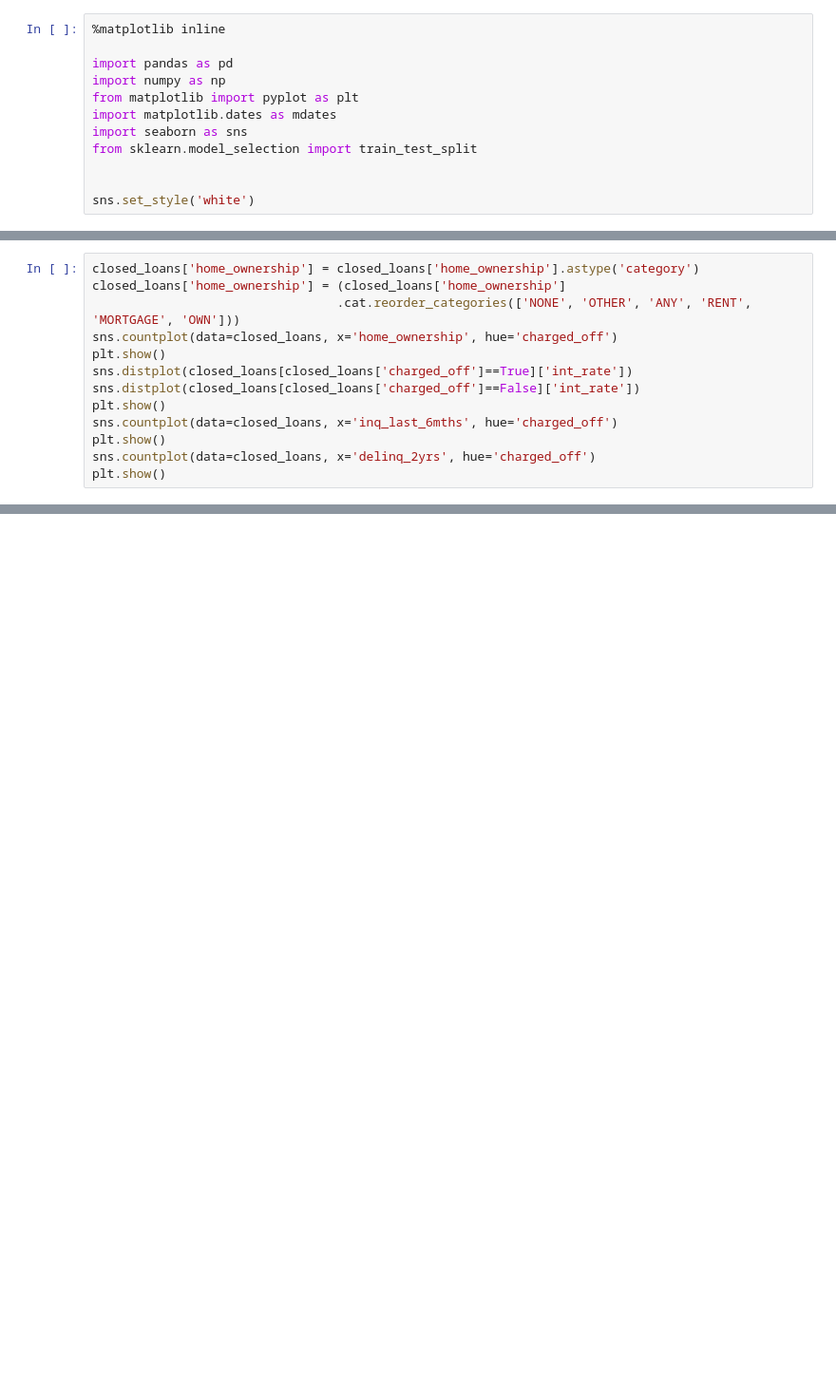
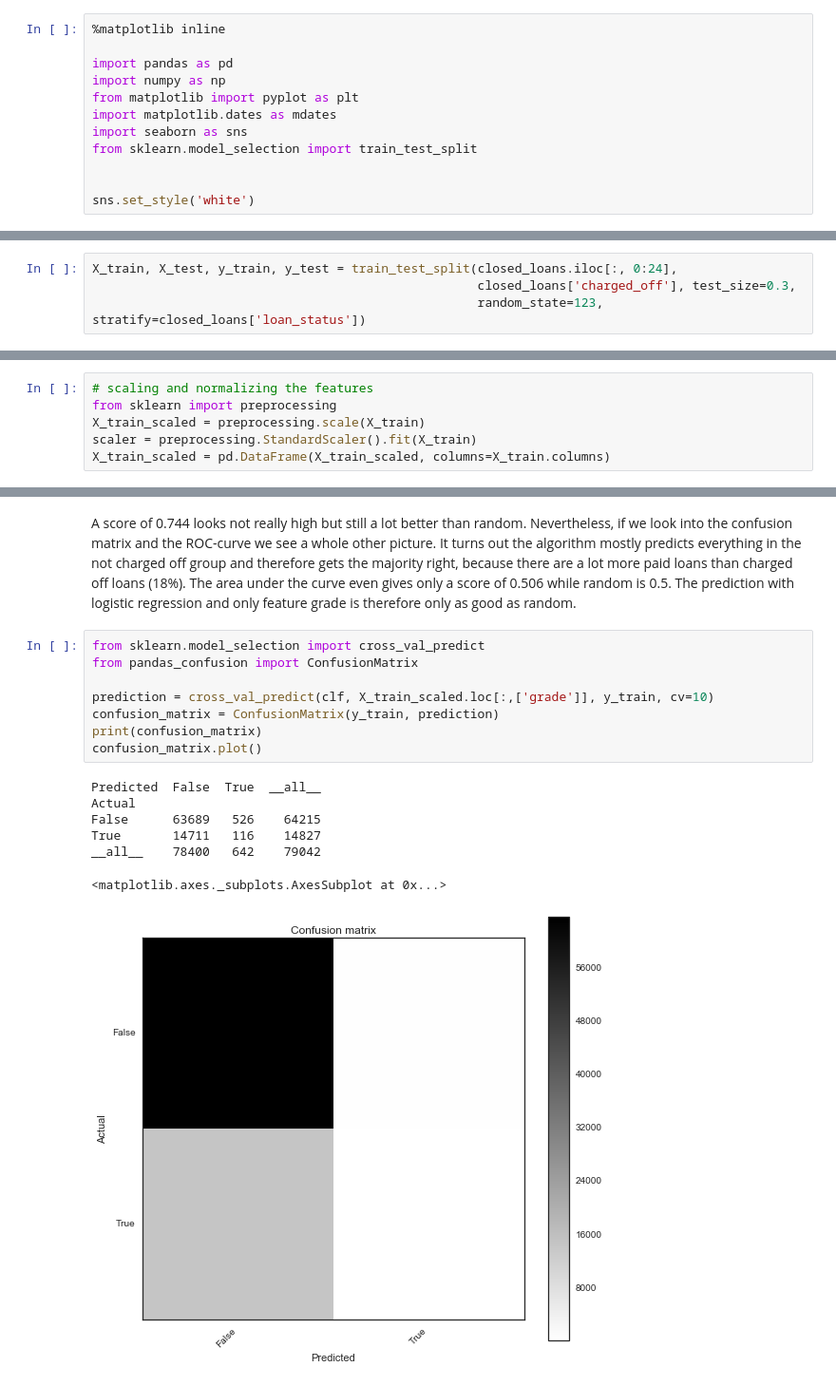
Before and after one commit to RoebideBruijn/datascience-intensive-course, a Jupyter notebook: project/notebooks/lending-club-prediction.ipynb, the cells around one changed output, grey strips where cells are left out. Shown at 95% size. Cells and saved outputs as stored; diff of their text form; blank space fills up the shorter version.

Commit message:
project prediction

```diff
--- a/project/notebooks/lending-club-prediction.ipynb
+++ b/project/notebooks/lending-club-prediction.ipynb
@@ -225,13 +81,0 @@ Index(['home_ownership', 'int_rate', 'inq_last_6mths', 'grade', 'delinq_2yrs'],
-# %%
-closed_loans['home_ownership'] = closed_loans['home_ownership'].astype('category')
-closed_loans['home_ownership'] = (closed_loans['home_ownership']
-                                 .cat.reorder_categories(['NONE', 'OTHER', 'ANY', 'RENT', 'MORTGAGE', 'OWN']))
-sns.countplot(data=closed_loans, x='home_ownership', hue='charged_off')
-plt.show()
-sns.distplot(closed_loans[closed_loans['charged_off']==True]['int_rate'])
-sns.distplot(closed_loans[closed_loans['charged_off']==False]['int_rate'])
-plt.show()
-sns.countplot(data=closed_loans, x='inq_last_6mths', hue='charged_off')
-plt.show()
-sns.countplot(data=closed_loans, x='delinq_2yrs', hue='charged_off')
-plt.show()
@@ -314,0 +85,4 @@ for i in range(0,new_X.shape[1]):
+# %%
+X_train, X_test, y_train, y_test = train_test_split(closed_loans.iloc[:, 0:24],
+                                                    closed_loans['charged_off'], test_size=0.3,
+                                                    random_state=123, stratify=closed_loans['loan_status'])
@@ -314,0 +174,6 @@ for i in range(0,new_X.shape[1]):
+# %%
+# scaling and normalizing the features
+from sklearn import preprocessing
+X_train_scaled = preprocessing.scale(X_train)
+scaler = preprocessing.StandardScaler().fit(X_train)
+X_train_scaled = pd.DataFrame(X_train_scaled, columns=X_train.columns)
@@ -314,0 +193,18 @@ for i in range(0,new_X.shape[1]):
+# %% [markdown]
+A score of 0.744 looks not really high but still a lot better than random. Nevertheless, if we look into the confusion matrix and the ROC-curve we see a whole other picture. It turns out the algorithm mostly predicts everything in the not charged off group and therefore gets the majority right, because there are a lot more paid loans than charged off loans (18%). The area under the curve even gives only a score of 0.506 while random is 0.5. The prediction with logistic regression and only feature grade is therefore only as good as random.
+# %%
+from sklearn.model_selection import cross_val_predict
+from pandas_confusion import ConfusionMatrix
+
+prediction = cross_val_predict(clf, X_train_scaled.loc[:,['grade']], y_train, cv=10)
+confusion_matrix = ConfusionMatrix(y_train, prediction)
+print(confusion_matrix)
+confusion_matrix.plot()
+# %% [output]
+Predicted  False  True  __all__
+Actual
+False      63689   526    64215
+True       14711   116    14827
+__all__    78400   642    79042
+<matplotlib.axes._subplots.AxesSubplot at 0x...>
+[figure, added]
```
Also changed, not shown: parts of 78 cells of this notebook.
